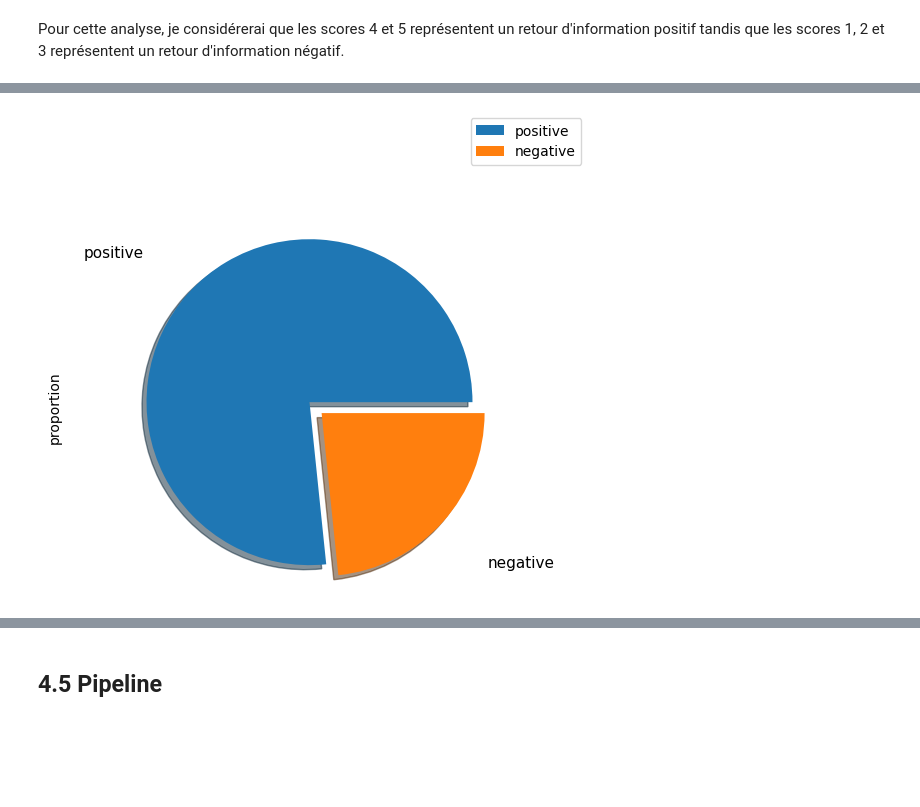
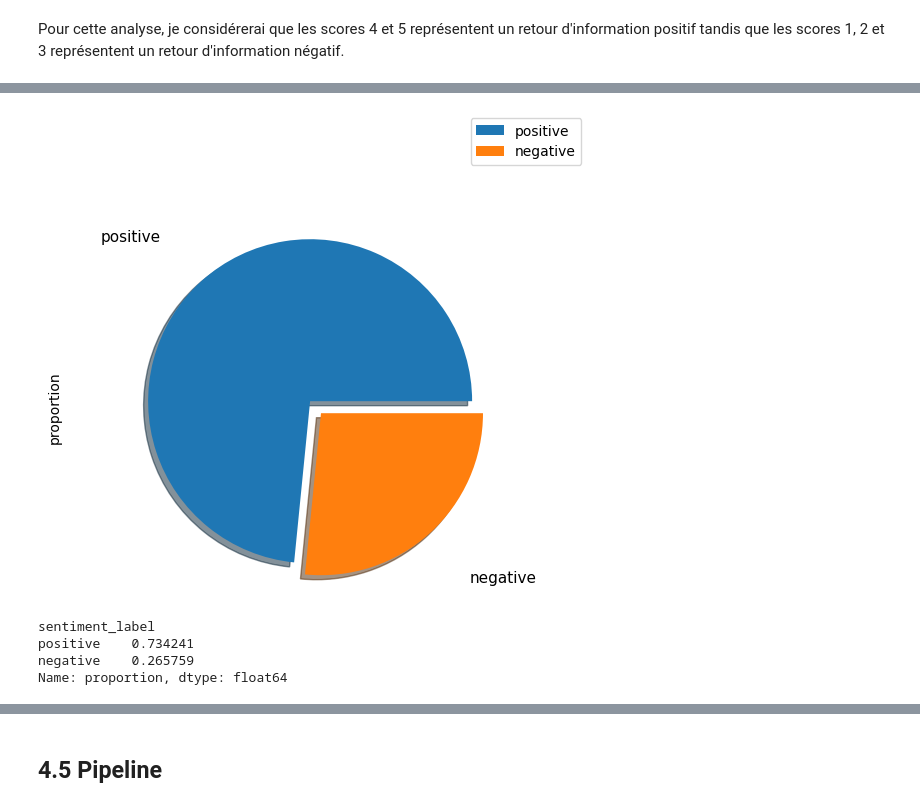
Before and after one commit to vietpool98/E-commerce-sentiment-analysis, a Jupyter notebook: Untitled.ipynb, the cells around one changed output, grey strips where cells are left out. Saved outputs shown, nothing was run; the diff lists cells and outputs as text; code cells hidden in the pictures; blank space fills up the shorter version.

```diff
--- a/Untitled.ipynb
+++ b/Untitled.ipynb
@@ -909,7 +908,7 @@ ped bald numb peç bloc mont numb un money cad entreg vend entreg targaryen tape
 print('The old dataset has the following shape: ', commentsData.shape)
 
 #Drop all rows that contain the word 'number' as it is abundant
-commentsData_new = commentsData[~commentsData.lemmatized.str.contains("number")]
+commentsData_new = commentsData[~commentsData.stemming.str.contains("number")]
 
 #Get new shape of dataset
 print('The new dataset has the following shape: ', commentsData_new.shape)
@@ -1029,19 +1040,24 @@ See the caveats in the documentation: https://pandas.pydata.org/pandas-docs/stab
 # %%
 #Plot the pie chart
 #Extract the sentiment label column
 sentimentPlot = commentsData_new['sentiment_label'].value_counts(normalize = True, dropna = True)
 
 #Set the plot characteristics
 explode = (0.1, 0)
 textprops = {'fontsize' : 11}
 
 #Define the plot
 sentimentPlot.plot(kind = 'pie', explode = explode, shadow = True, labeldistance = 1.37,
                   pctdistance = 1.18, textprops = textprops)
 
 #Set the axis and display the plot
 plt.axis('equal')
 plt.legend(loc = 'upper right', bbox_to_anchor = (1.05, 1.3))
 plt.show()
+sentimentPlot
 # %% [output]
-[figure, old version]
+[figure, new version]
+sentiment_label
+positive    0.734241
+negative    0.265759
+Name: proportion, dtype: float64
```
Also changed, not shown: parts of 25 cells of this notebook, 7 other files.
